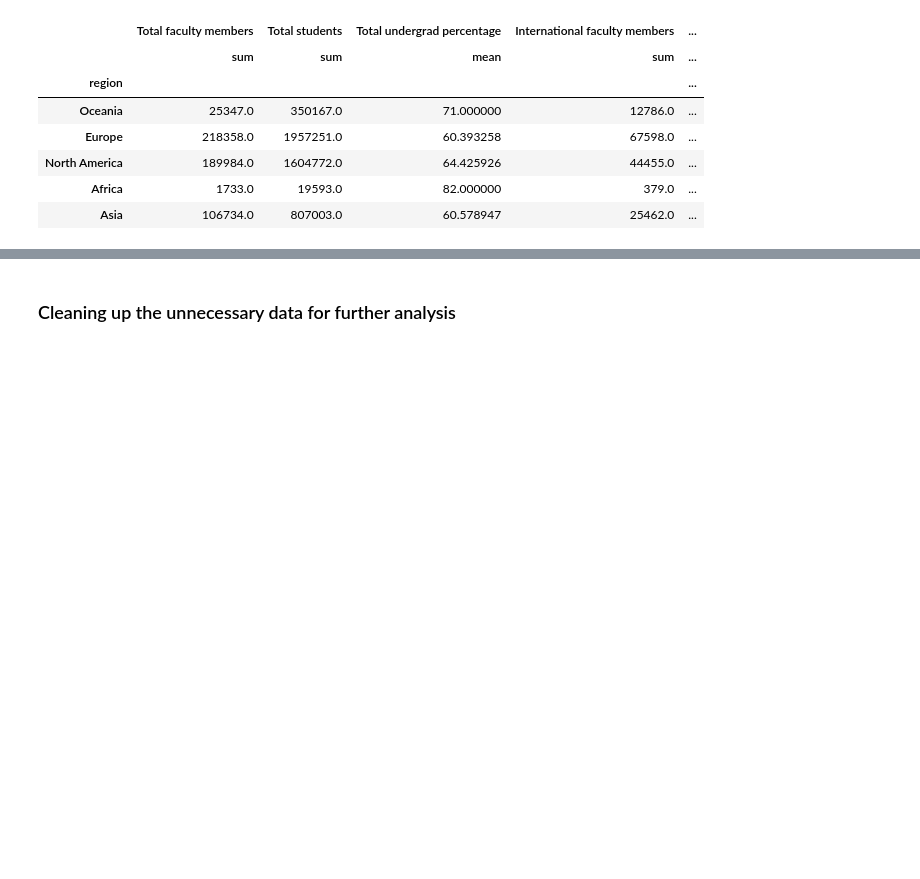
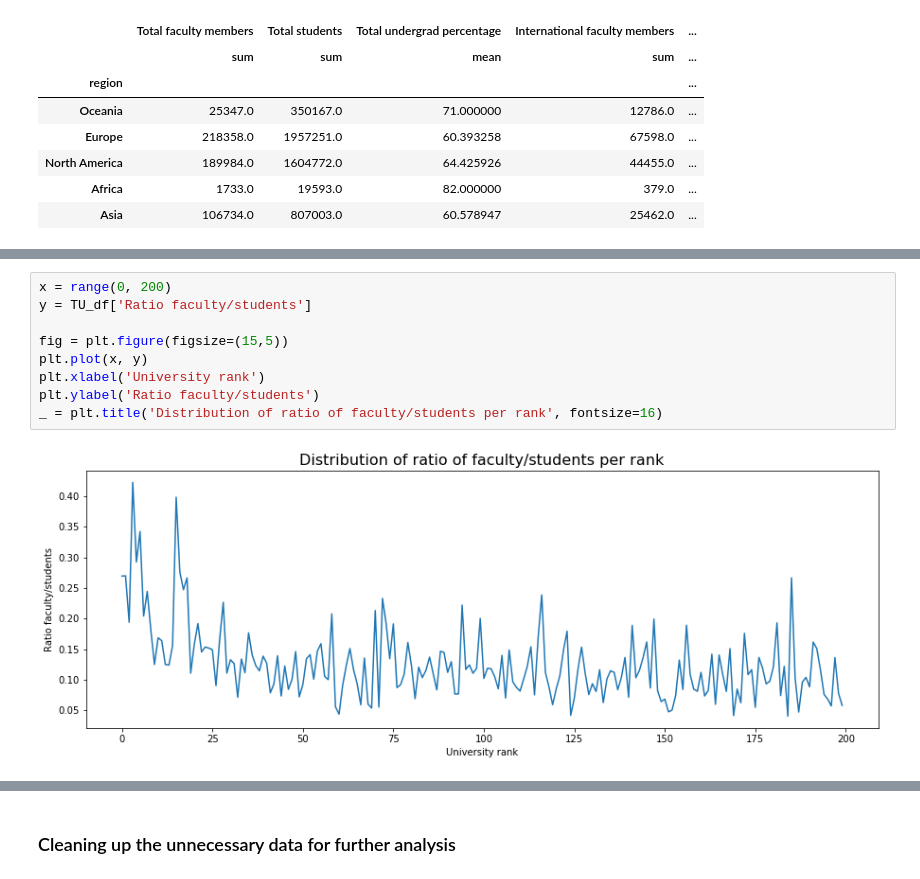
Before and after one commit to baetuc/ADA-CS-401, a Jupyter notebook: 02 - Data from the Web/Homework 2.ipynb, the cells around one changed output, grey strips where cells are left out. Drawn from its saved outputs; the diff is of its cells as text; blank space fills up the shorter version.

```diff
--- a/02 - Data from the Web/Homework 2.ipynb
+++ b/02 - Data from the Web/Homework 2.ipynb
@@ -492,0 +538,11 @@ TU_region_df.sort_values(['Ratio intl/total students'], ascending=False).head(5)
+# %%
+x = range(0, 200)
+y = TU_df['Ratio faculty/students']
+
+fig = plt.figure(figsize=(15,5))
+plt.plot(x, y)
+plt.xlabel('University rank')
+plt.ylabel('Ratio faculty/students')
+_ = plt.title('Distribution of ratio of faculty/students per rank', fontsize=16)
+# %% [output]
+[figure, added]
```
Also changed, not shown: parts of 22 cells of this notebook, 4 other files.
